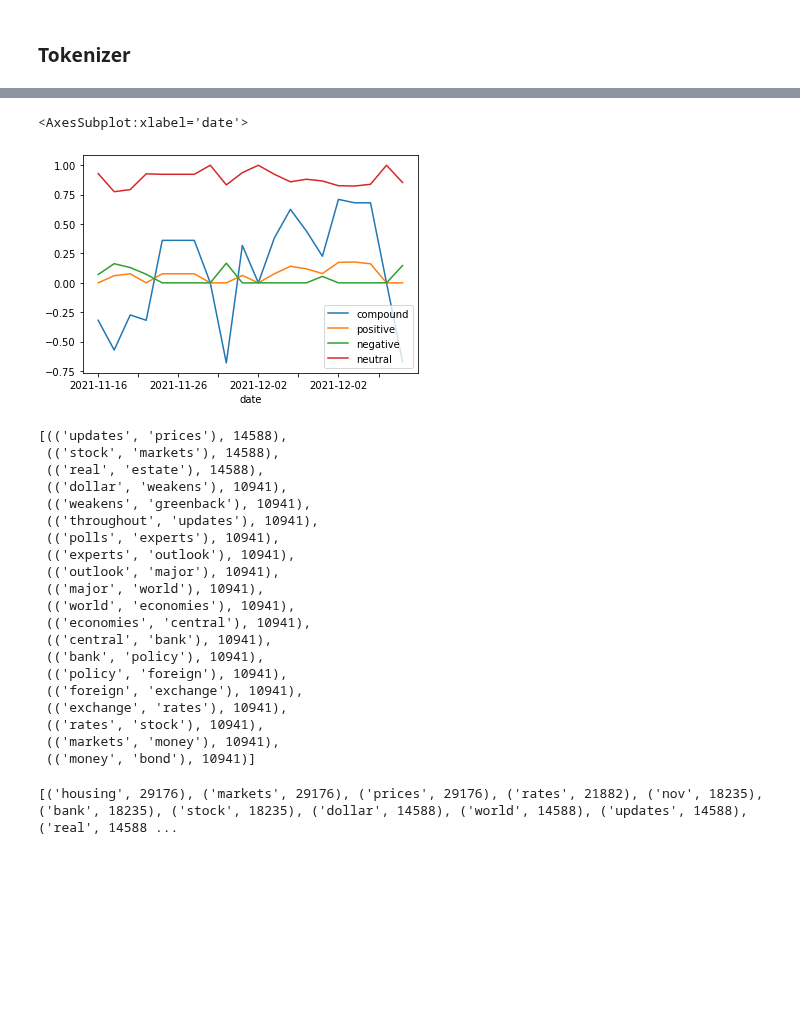
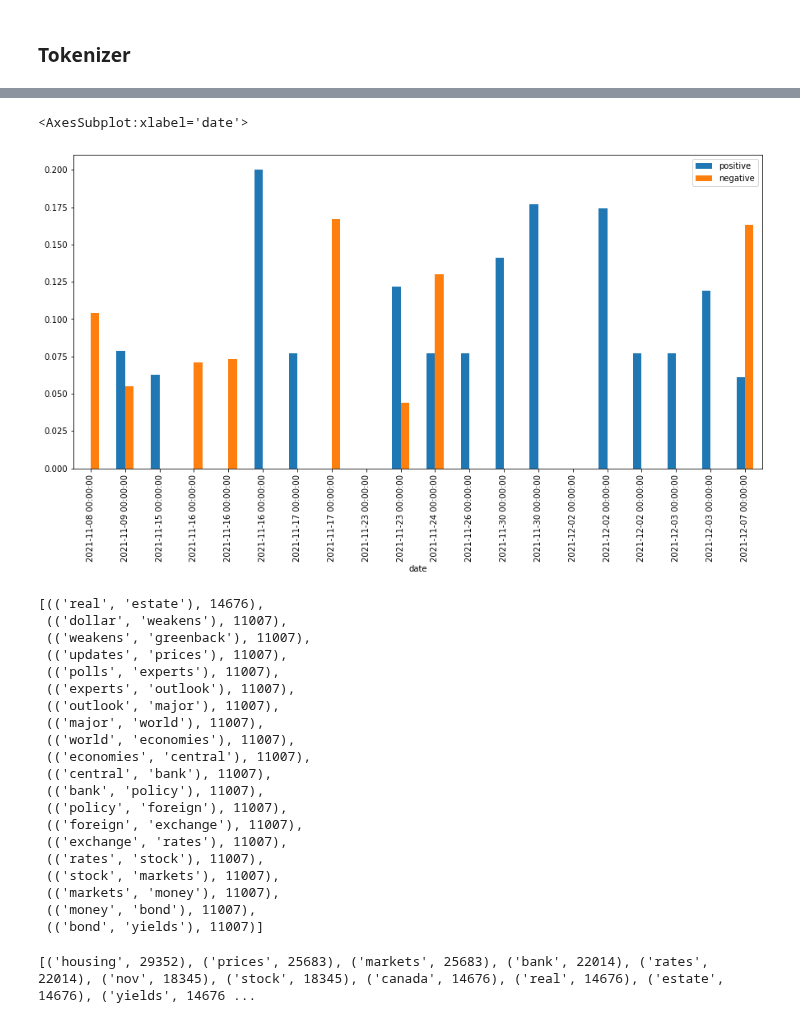
Before and after one commit to benjaminweymouth/Housing-Market-Forecasting-Time-Series-Analysis, a Jupyter notebook: Python Code/NLP Qualitative Analysis.ipynb, the cells around one changed output, grey strips where cells are left out. Drawn from its saved outputs; the diff is of its cells as text; code cells hidden in the pictures; blank space fills up the shorter version.

```diff
--- a/Python Code/NLP Qualitative Analysis.ipynb
+++ b/Python Code/NLP Qualitative Analysis.ipynb
@@ -61,7 +49,7 @@ newsapi = NewsApiClient(api_key=api_key)
 natural_processing = spacy.load('en_core_web_sm')
 # %%
 # Fetch Canadian Housing Market
-housingmarket_news_en = newsapi.get_everything(q="Canadian Housing Market",
+housingmarket_news_en = newsapi.get_everything(q="(Canadian OR Canada) AND Housing Market",
                                                language="en",
                                                sort_by='relevancy'
 )
@@ -167,0 +168,4 @@ def tokenizer(text):
+# %%
+# Convert date from object to datetime format
+canhm_sentiments_df['date'] = canhm_sentiments_df['date'].astype('datetime64[ns]')
+canhm_sentiments_df.info()
@@ -168,5 +186,6 @@ def tokenizer(text):
 # %%
-
+# Set the date as the index and sort
 canhm_sentiments_df = canhm_sentiments_df.set_index('date')
+canhm_sentiments_df = canhm_sentiments_df.sort_index()
 # %%
 # Create a new tokens column for Canadian Housing Market
@@ -189,43 +208,45 @@ canhm_sentiments_df['compound'].plot() ####why the date is not showing fully ?!
 # %%
-canhm_sentiments_df.plot()
+# Plot the sentiment analysis for positive and negative only
+canhm_sentiments_df_pn = canhm_sentiments_df.drop(canhm_sentiments_df.columns.difference(['positive', 'negative']), 1)
+canhm_sentiments_df_pn.plot(kind='bar', figsize=(15,7))
 # %% [output]
 <AxesSubplot:xlabel='date'>
-[figure, old version]
+[figure, new version]
 # %%
-# Generate the Bitcoin N-grams where N=2
+# Generate the Canadian Housing Market N-grams where N=2
 canhm_grams = ngrams(tokenizer(canhm_sentiments_df["text"].str.cat()), n=2)
 Counter(canhm_grams).most_common(20)
 # %% [output]
-[(('updates', 'prices'), 14588),
- (('stock', 'markets'), 14588),
- (('real', 'estate'), 14588),
- (('dollar', 'weakens'), 10941),
- (('weakens', 'greenback'), 10941),
- (('throughout', 'updates'), 10941),
- (('polls', 'experts'), 10941),
- (('experts', 'outlook'), 10941),
- (('outlook', 'major'), 10941),
- (('major', 'world'), 10941),
- (('world', 'economies'), 10941),
- (('economies', 'central'), 10941),
- (('central', 'bank'), 10941),
- (('bank', 'policy'), 10941),
- (('policy', 'foreign'), 10941),
- (('foreign', 'exchange'), 10941),
- (('exchange', 'rates'), 10941),
- (('rates', 'stock'), 10941),
- (('markets', 'money'), 10941),
- (('money', 'bond'), 10941)]
+[(('real', 'estate'), 14676),
+ (('dollar', 'weakens'), 11007),
+ (('weakens', 'greenback'), 11007),
+ (('updates', 'prices'), 11007),
+ (('polls', 'experts'), 11007),
+ (('experts', 'outlook'), 11007),
+ (('outlook', 'major'), 11007),
+ (('major', 'world'), 11007),
+ (('world', 'economies'), 11007),
+ (('economies', 'central'), 11007),
+ (('central', 'bank'), 11007),
+ (('bank', 'policy'), 11007),
+ (('policy', 'foreign'), 11007),
+ (('foreign', 'exchange'), 11007),
+ (('exchange', 'rates'), 11007),
+ (('rates', 'stock'), 11007),
+ (('stock', 'markets'), 11007),
+ (('markets', 'money'), 11007),
+ (('money', 'bond'), 11007),
+ (('bond', 'yields'), 11007)]
 # %%
 # Function token_count generates the top 10 words for a subject
 def token_count(tokens, N=3):
     """Returns the top N tokens from the frequency count"""
     return Counter(tokens).most_common(N)
 # %%
-# Use token_count to get the top 10 words for Canadian Housing MArket
+# Use token_count to get the top 10 words for Canadian Housing Market
 canhm_all = tokenizer(canhm_sentiments_df["text"].str.cat())
 result_top25_canhm = token_count(canhm_all, 25)
 print(result_top25_canhm)
 # %% [output]
-[('housing', 29176), ('markets', 29176), ('prices', 29176), ('rates', 21882), ('nov', 18235), ('bank', 18235), ('stock', 18235), ('dollar', 14588), ('world', 14588), ('updates', 14588), ('real', 14588 ...
+[('housing', 29352), ('prices', 25683), ('markets', 25683), ('bank', 22014), ('rates', 22014), ('nov', 18345), ('stock', 18345), ('canada', 14676), ('real', 14676), ('estate', 14676), ('yields', 14676 ...
 # %%
```
Also changed, not shown: parts of 21 cells of this notebook, 1 other file.
